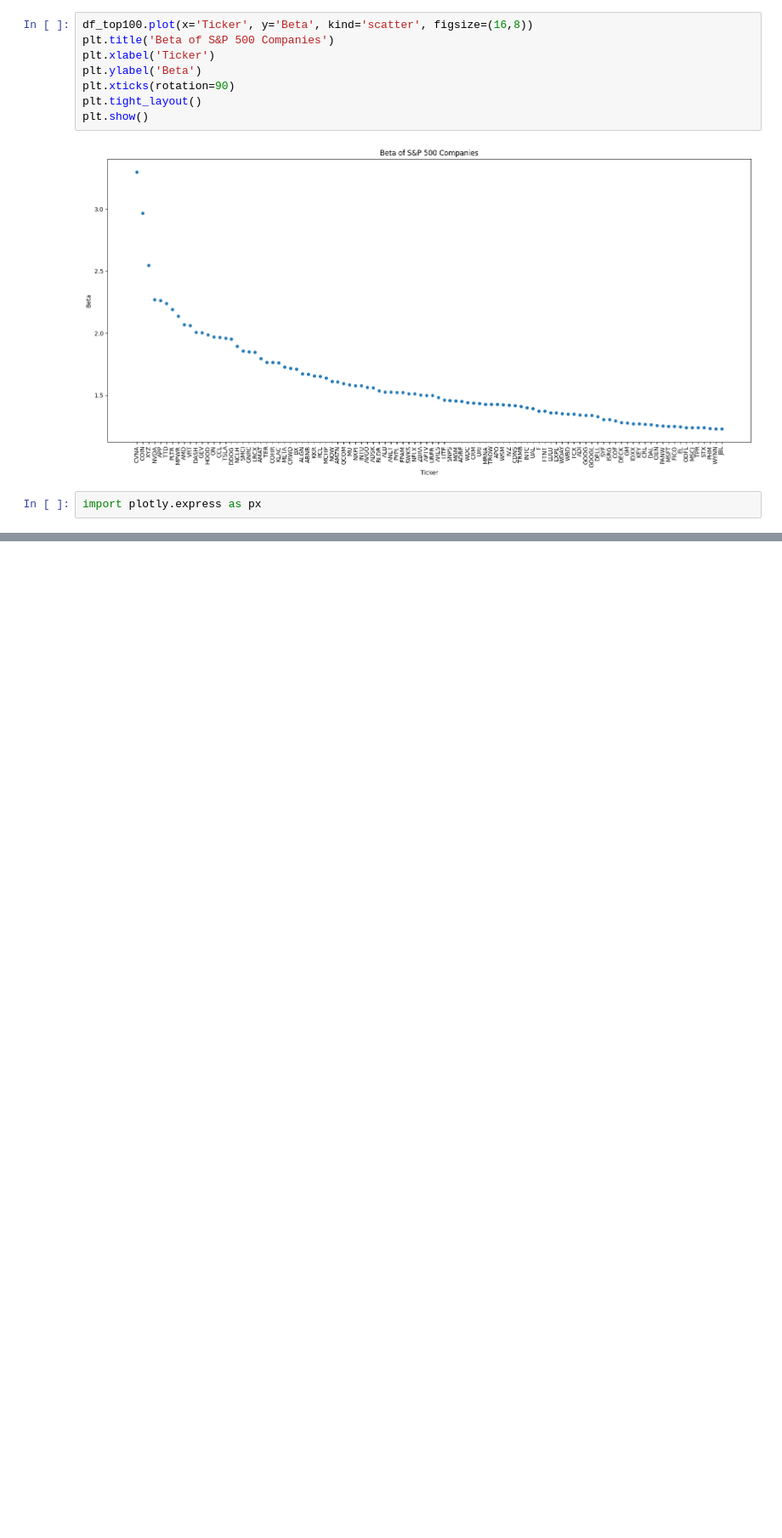
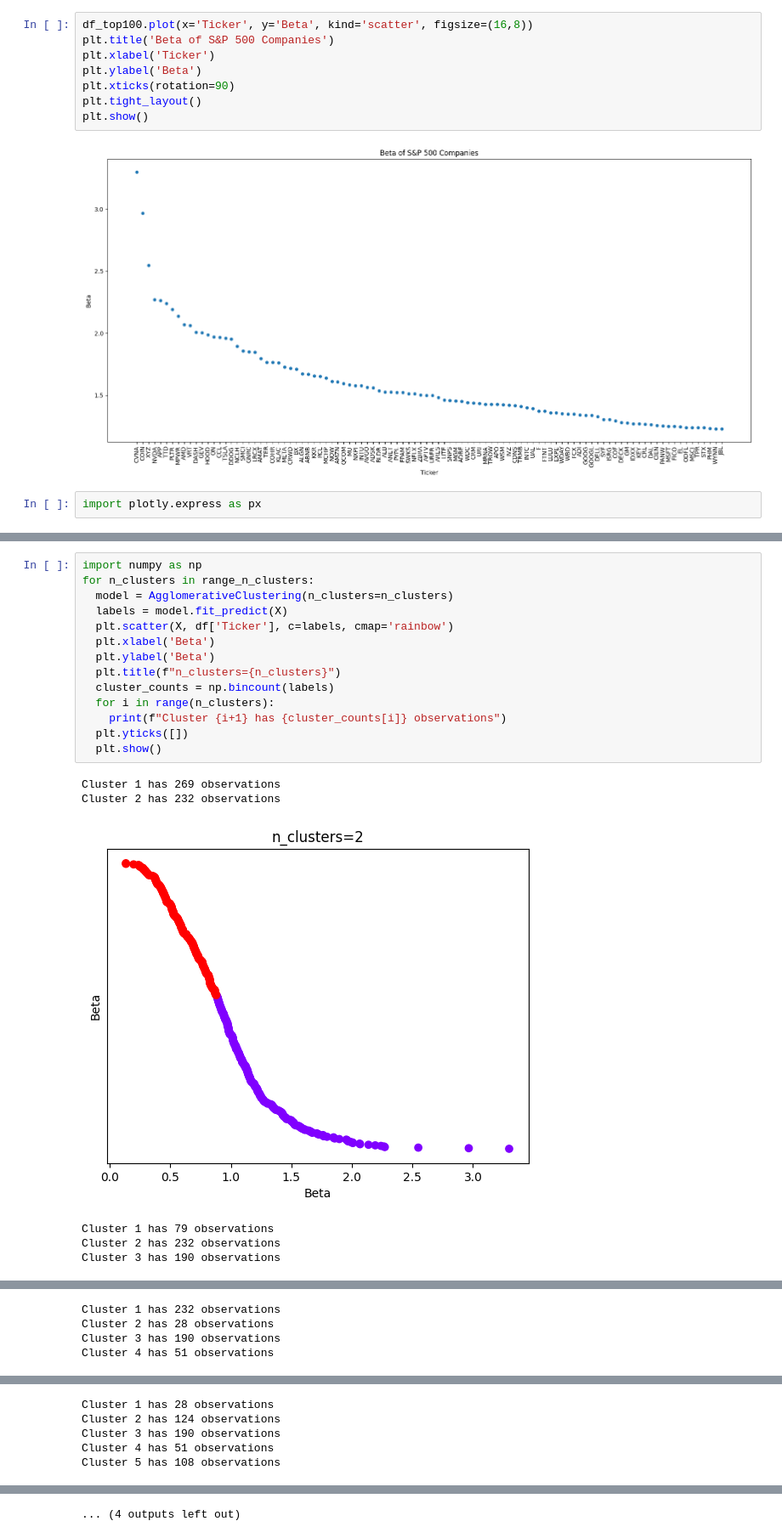
Before and after one commit to abdullaawad/Data-Warehousing-Coursework, a Jupyter notebook: DWCoursework.ipynb, the cells around one changed output, grey strips where cells are left out. Shown at 85% size. Cells and saved outputs as stored; diff of their text form; blank space fills up the shorter version.

```diff
--- a/DWCoursework.ipynb
+++ b/DWCoursework.ipynb
@@ -422,0 +451,21 @@ px.scatter(df_top100, df_top100['Ticker'], y=df_top100['Beta'])
+# %%
+import numpy as np
+for n_clusters in range_n_clusters:
+  model = AgglomerativeClustering(n_clusters=n_clusters)
+  labels = model.fit_predict(X)
+  plt.scatter(X, df['Ticker'], c=labels, cmap='rainbow')
+  plt.xlabel('Beta')
+  plt.ylabel('Beta')
+  plt.title(f"n_clusters={n_clusters}")
+  cluster_counts = np.bincount(labels)
+  for i in range(n_clusters):
+    print(f"Cluster {i+1} has {cluster_counts[i]} observations")
+  plt.yticks([])
+  plt.show()
+# %% [output]
+Cluster 1 has 269 observations
+Cluster 2 has 232 observations
+[figure, added]
+Cluster 1 has 79 observations
+Cluster 2 has 232 observations
+Cluster 3 has 190 observations
@@ -422,0 +473,4 @@ px.scatter(df_top100, df_top100['Ticker'], y=df_top100['Beta'])
+Cluster 1 has 232 observations
+Cluster 2 has 28 observations
+Cluster 3 has 190 observations
+Cluster 4 has 51 observations
@@ -422,0 +478,5 @@ px.scatter(df_top100, df_top100['Ticker'], y=df_top100['Beta'])
+Cluster 1 has 28 observations
+Cluster 2 has 124 observations
+Cluster 3 has 190 observations
+Cluster 4 has 51 observations
+Cluster 5 has 108 observations
@@ -422,0 +499 @@ px.scatter(df_top100, df_top100['Ticker'], y=df_top100['Beta'])
+... (4 outputs left out)
```
Also changed, not shown: parts of 18 cells of this notebook.
